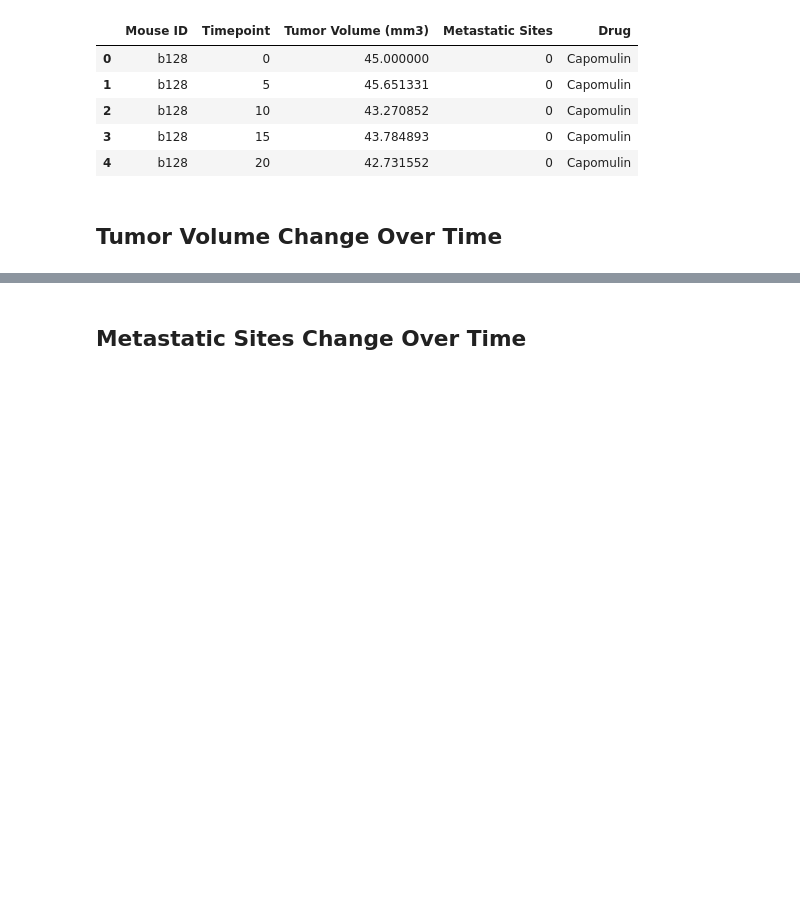
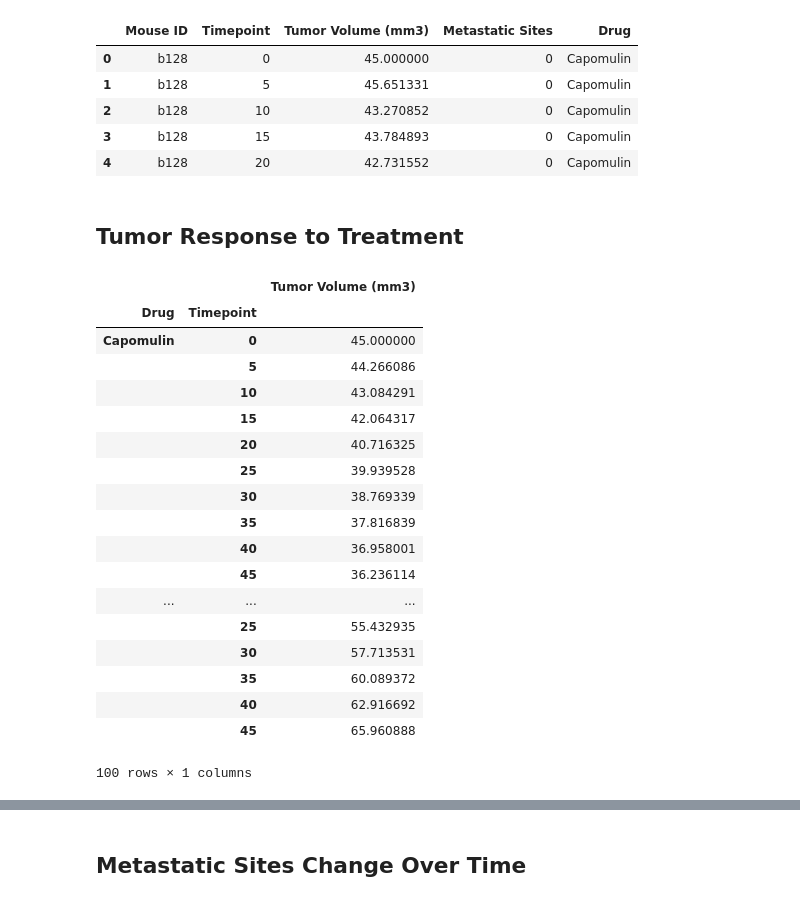
Before and after one commit to tta415/pymaceuticals, a Jupyter notebook: hw4_pymaceuticals.ipynb, the cells around one changed output, grey strips where cells are left out. Drawn from its saved outputs; the diff is of its cells as text; code cells hidden in the pictures; blank space fills up the shorter version.

```diff
--- a/hw4_pymaceuticals.ipynb
+++ b/hw4_pymaceuticals.ipynb
@@ -27,5 +27,29 @@ results_df.head()
 | 2 | b128 | 10 | 43.270852 | 0 | Capomulin |
 | 3 | b128 | 15 | 43.784893 | 0 | Capomulin |
 | 4 | b128 | 20 | 42.731552 | 0 | Capomulin |
-# %% [markdown]
-## Tumor Volume Change Over Time
+# %% [markdown]
+## Tumor Response to Treatment
+# %%
+# Group by Drug and Timepoint and show average tumor volume
+tumor_vol = pd.DataFrame(results_df.groupby(['Drug','Timepoint'])['Tumor Volume (mm3)'].mean())
+tumor_vol
+# %% [output]
+|  |  | Tumor Volume (mm3) |
+| Drug | Timepoint |  |
+| Capomulin | 0 | 45.000000 |
+|  | 5 | 44.266086 |
+|  | 10 | 43.084291 |
+|  | 15 | 42.064317 |
+|  | 20 | 40.716325 |
+|  | 25 | 39.939528 |
+|  | 30 | 38.769339 |
+|  | 35 | 37.816839 |
+|  | 40 | 36.958001 |
+|  | 45 | 36.236114 |
+| ... | ... | ... |
+|  | 25 | 55.432935 |
+|  | 30 | 57.713531 |
+|  | 35 | 60.089372 |
+|  | 40 | 62.916692 |
+|  | 45 | 65.960888 |
+100 rows × 1 columns
```
Also changed, not shown: parts of 18 cells of this notebook.
